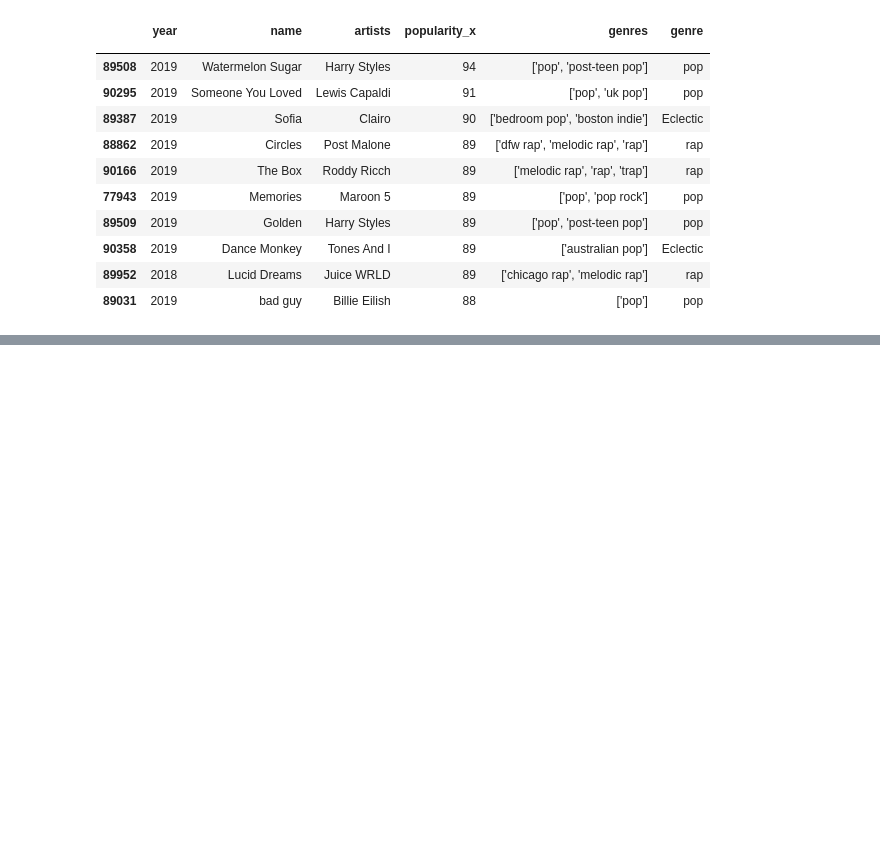
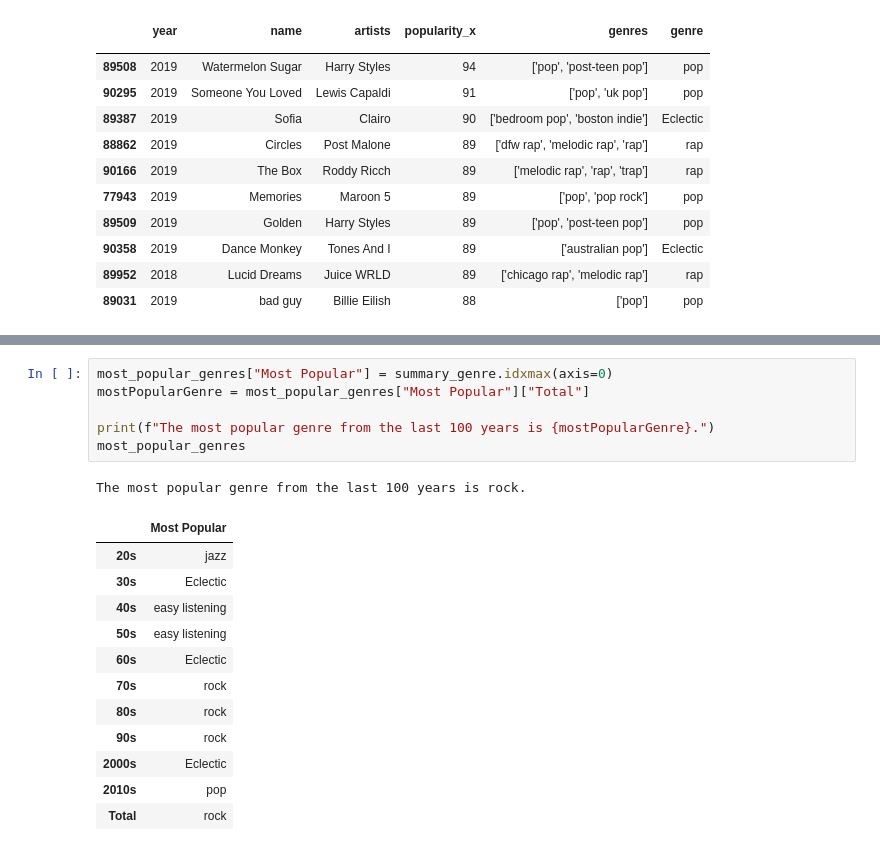
Before and after one commit to GND95/Project_1, a Jupyter notebook: genre.ipynb, the cells around one changed output, grey strips where cells are left out. Cells and saved outputs as stored; diff of their text form; blank space fills up the shorter version.

```diff
--- a/genre.ipynb
+++ b/genre.ipynb
@@ -403,0 +406,20 @@ Of the top 10 most popular songs from each decade, there are a total of
+# %%
+most_popular_genres["Most Popular"] = summary_genre.idxmax(axis=0)
+mostPopularGenre = most_popular_genres["Most Popular"]["Total"]
+
+print(f"The most popular genre from the last 100 years is {mostPopularGenre}.")
+most_popular_genres
+# %% [output]
+The most popular genre from the last 100 years is rock.
+|  | Most Popular |
+| 20s | jazz |
+| 30s | Eclectic |
+| 40s | easy listening |
+| 50s | easy listening |
+| 60s | Eclectic |
+| 70s | rock |
+| 80s | rock |
+| 90s | rock |
+| 2000s | Eclectic |
+| 2010s | pop |
+| Total | rock |
```
Also changed, not shown: parts of 1 cell of this notebook.
